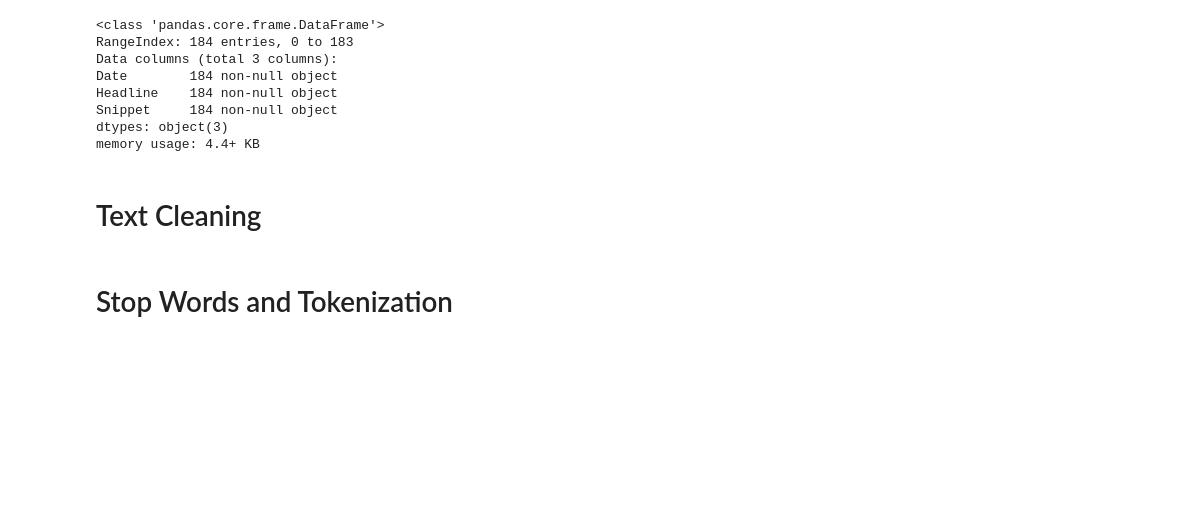
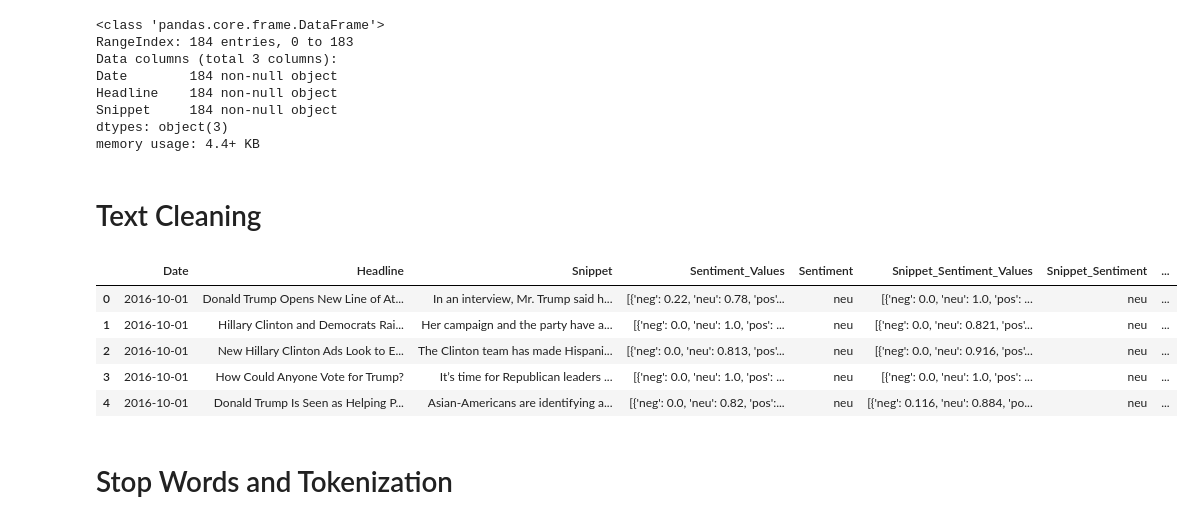
Before and after one commit to peterfnc/news_sentiment, a Jupyter notebook: NLP_Pipeline.ipynb, the cells around one changed output. Cells and saved outputs as stored; diff of their text form; code cells hidden in the pictures; blank space fills up the shorter version.

Commit message:
NLP cleaning and tokenization

```diff
--- a/NLP_Pipeline.ipynb
+++ b/NLP_Pipeline.ipynb
@@ -63,6 +63,38 @@ dtypes: object(3)
 memory usage: 4.4+ KB
 # %% [markdown]
 # Text Cleaning
+# %%
+def text_cleanup(text):
+    text = text.replace('RT ', '')
+    text = text.replace('\n', '')
+    clean_text = []
+    for word in text.split(' '):
+        if word.startswith('http://'):
+            word = ''
+        if word.startswith('https://'):
+            word = ''
+        if word.startswith('.@'):
+            word = word[1:]
+        if word.endswith('.'):
+            word = word[:-1]
+        clean_text.append(word)
+    return ' '.join(clean_text)
+
+
+for i in data.index.tolist():
+    data.at[i,'Headline_Cleaned'] = text_cleanup(data['Headline'][i])
+# %%
+for i in data.index.tolist():
+    data.at[i,'Snippet_Cleaned'] = text_cleanup(data['Snippet'][i])
+# %%
+data.head()
+# %% [output]
+|  | Date | Headline | Snippet | Sentiment_Values | Sentiment | Snippet_Sentiment_Values | Snippet_Sentiment | ... |
+| 0 | 2016-10-01 | Donald Trump Opens New Line of At... | In an interview, Mr. Trump said h... | [{'neg': 0.22, 'neu': 0.78, 'pos'... | neu | [{'neg': 0.0, 'neu': 1.0, 'pos': ... | neu | ... |
+| 1 | 2016-10-01 | Hillary Clinton and Democrats Rai... | Her campaign and the party have a... | [{'neg': 0.0, 'neu': 1.0, 'pos': ... | neu | [{'neg': 0.0, 'neu': 0.821, 'pos'... | neu | ... |
+| 2 | 2016-10-01 | New Hillary Clinton Ads Look to E... | The Clinton team has made Hispani... | [{'neg': 0.0, 'neu': 0.813, 'pos'... | neu | [{'neg': 0.0, 'neu': 0.916, 'pos'... | neu | ... |
+| 3 | 2016-10-01 | How Could Anyone Vote for Trump? | It’s time for Republican leaders ... | [{'neg': 0.0, 'neu': 1.0, 'pos': ... | neu | [{'neg': 0.0, 'neu': 1.0, 'pos': ... | neu | ... |
+| 4 | 2016-10-01 | Donald Trump Is Seen as Helping P... | Asian-Americans are identifying a... | [{'neg': 0.0, 'neu': 0.82, 'pos':... | neu | [{'neg': 0.116, 'neu': 0.884, 'po... | neu | ... |
 # %% [markdown]
 # Stop Words and Tokenization
 # %%
```
Also changed, not shown: parts of 4 cells of this notebook, 1 other file.
